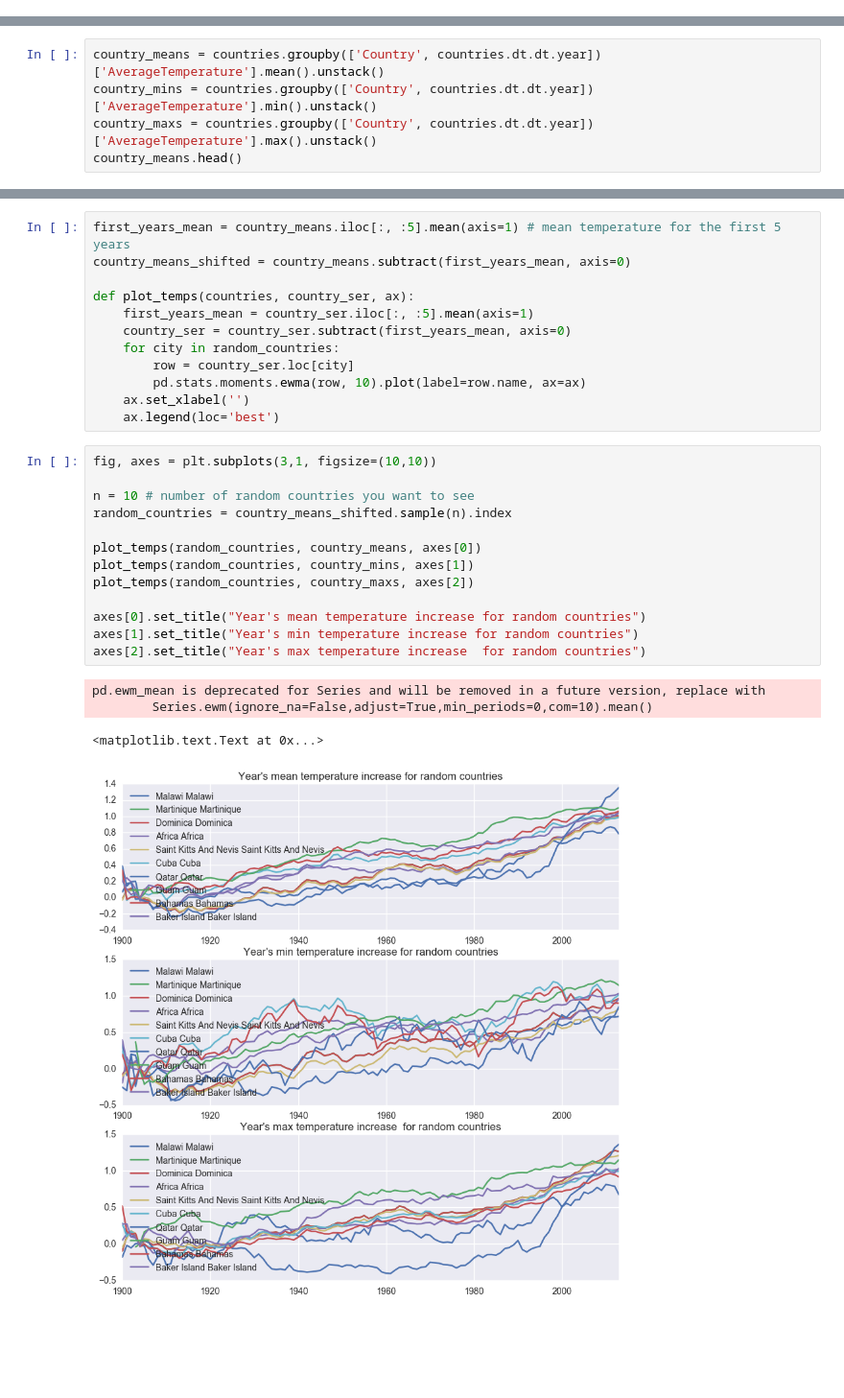
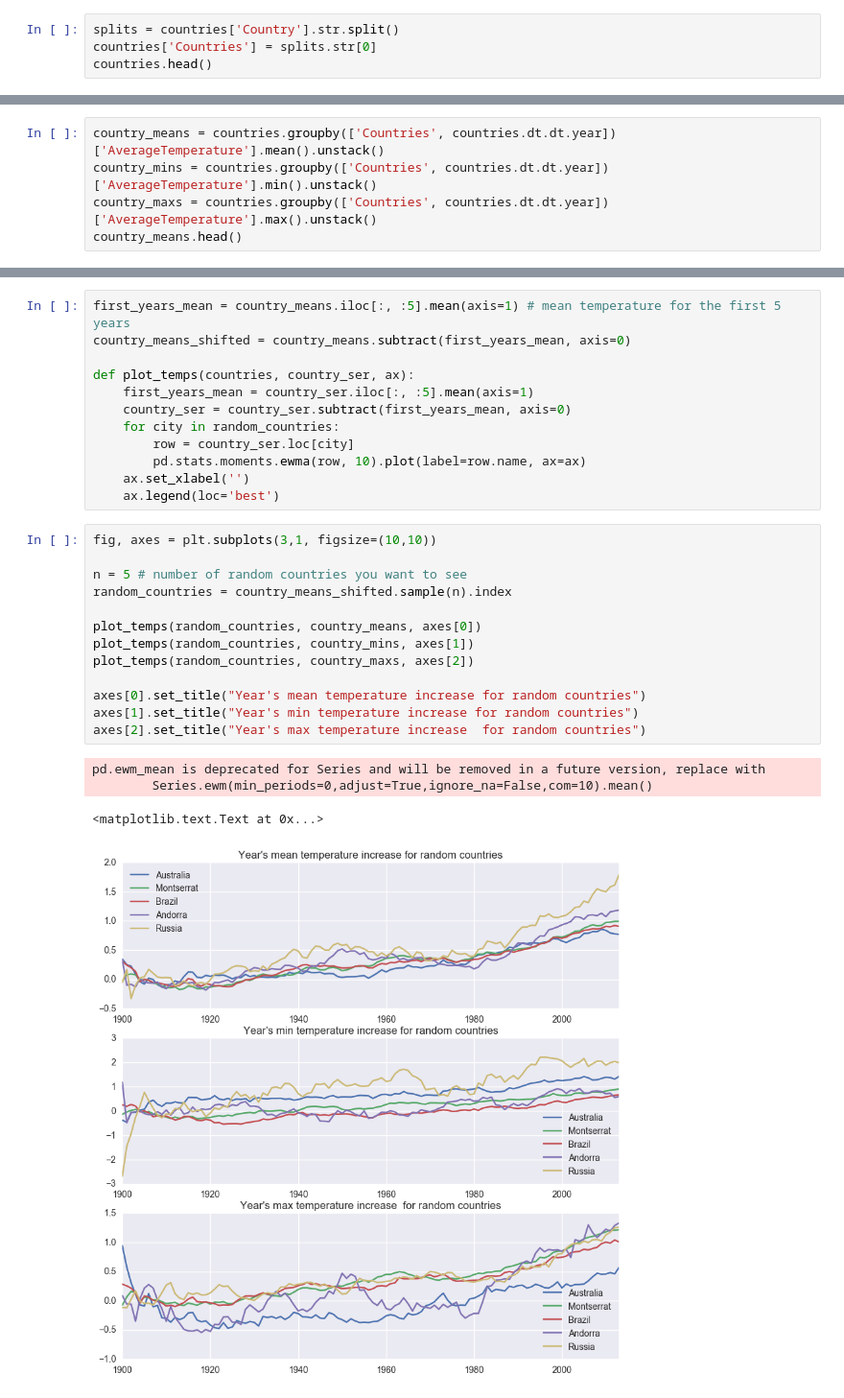
Before and after one commit to abhisheksugam/Climate_Police, a Jupyter notebook: Climate_Police/examples/Temperature_rise_random_countries.ipynb, the cells around one changed output, grey strips where cells are left out. Shown at 96% size. Saved outputs shown, nothing was run; the diff lists cells and outputs as text; blank space fills up the shorter version.

Commit message:
corrected duplicate Countries in temperature_rise_random_countries demo

```diff
--- a/Climate_Police/examples/Temperature_rise_random_countries.ipynb
+++ b/Climate_Police/examples/Temperature_rise_random_countries.ipynb
@@ -43,3 +43,7 @@ countries.head()
 | 1876 | 1900-03-01 | -3.196 | 0.467 | Åland Åland |
 | 1877 | 1900-04-01 | 0.781 | 0.224 | Åland Åland |
 | 1878 | 1900-05-01 | 4.960 | 0.503 | Åland Åland |
+# %%
+splits = countries['Country'].str.split()
+countries['Countries'] = splits.str[0]
+countries.head()
@@ -46,7 +57,7 @@ countries.head()
 # %%
-country_means = countries.groupby(['Country', countries.dt.dt.year])['AverageTemperature'].mean().unstack()
-country_mins = countries.groupby(['Country', countries.dt.dt.year])['AverageTemperature'].min().unstack()
-country_maxs = countries.groupby(['Country', countries.dt.dt.year])['AverageTemperature'].max().unstack()
+country_means = countries.groupby(['Countries', countries.dt.dt.year])['AverageTemperature'].mean().unstack()
+country_mins = countries.groupby(['Countries', countries.dt.dt.year])['AverageTemperature'].min().unstack()
+country_maxs = countries.groupby(['Countries', countries.dt.dt.year])['AverageTemperature'].max().unstack()
 country_means.head()
 # %% [output]
 | dt | 1900 | 1901 | 1902 | 1903 | 1904 | 1905 | 1906 | 1907 | 1908 | 1909 | ... | ... |
@@ -72,18 +83,18 @@ def plot_temps(countries, country_ser, ax):
 # %%
 fig, axes = plt.subplots(3,1, figsize=(10,10))
 
-n = 10 # number of random countries you want to see
+n = 5 # number of random countries you want to see
 random_countries = country_means_shifted.sample(n).index
 
 plot_temps(random_countries, country_means, axes[0])
 plot_temps(random_countries, country_mins, axes[1])
 plot_temps(random_countries, country_maxs, axes[2])
 
 axes[0].set_title("Year's mean temperature increase for random countries")
 axes[1].set_title("Year's min temperature increase for random countries")
 axes[2].set_title("Year's max temperature increase  for random countries")
 # %% [output]
 pd.ewm_mean is deprecated for Series and will be removed in a future version, replace with
-        Series.ewm(ignore_na=False,adjust=True,min_periods=0,com=10).mean()
+        Series.ewm(min_periods=0,adjust=True,ignore_na=False,com=10).mean()
 <matplotlib.text.Text at 0x...>
-[figure, old version]
+[figure, new version]
```
Also changed, not shown: parts of 2 cells of this notebook, 1 other file.
